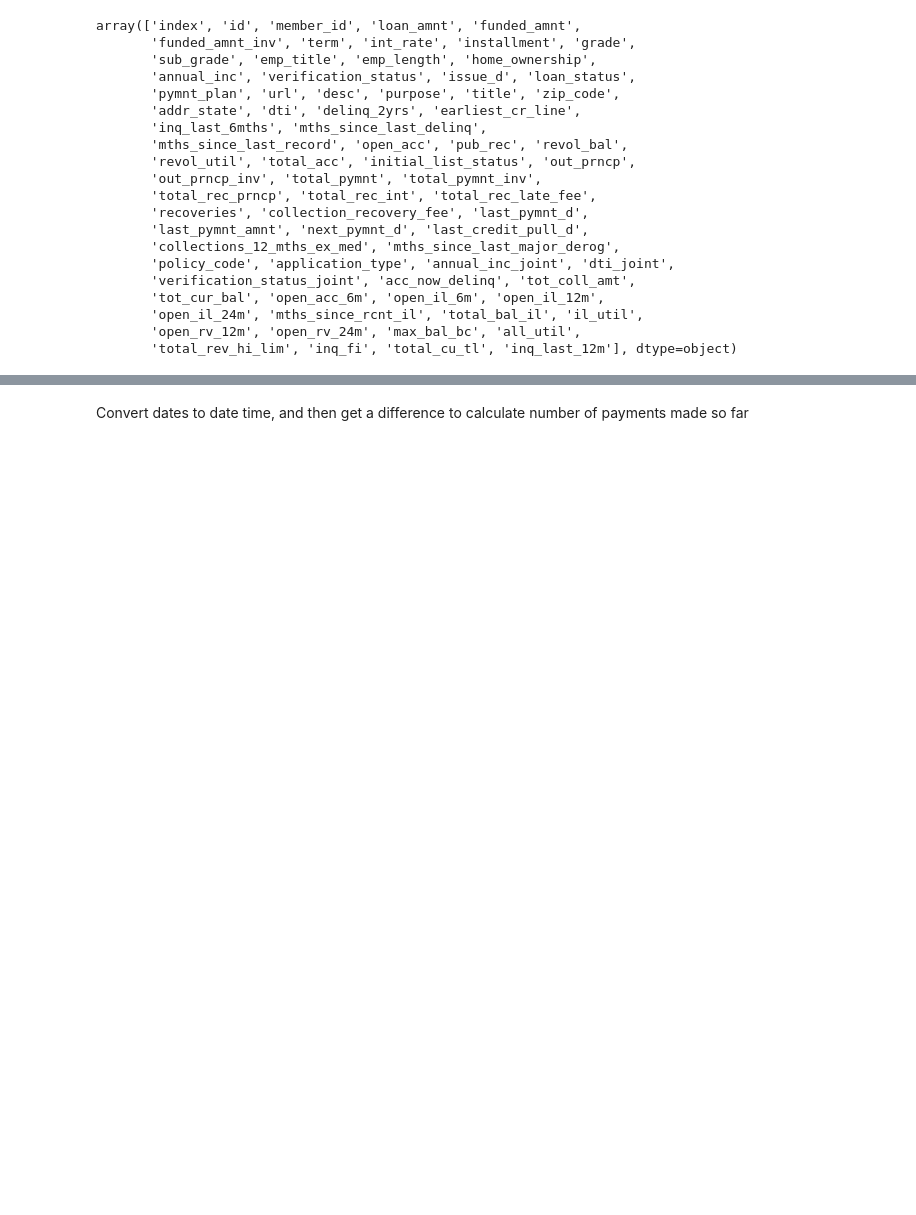
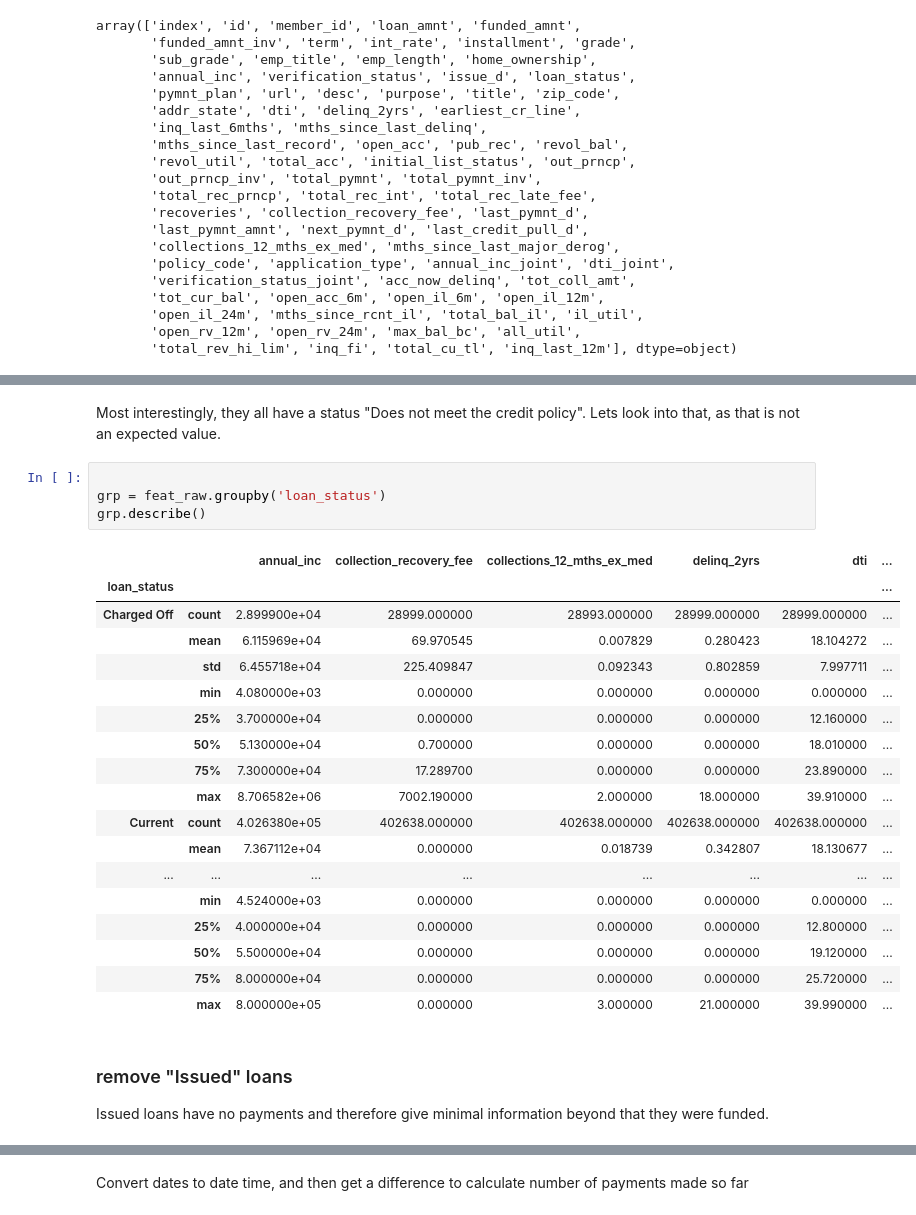
Before and after one commit to mccormd1/LCandR, a Jupyter notebook: LC_python/Data Cleaning.ipynb, the cells around one changed output, grey strips where cells are left out. Drawn from its saved outputs; the diff is of its cells as text; blank space fills up the shorter version.

```diff
--- a/LC_python/Data Cleaning.ipynb
+++ b/LC_python/Data Cleaning.ipynb
@@ -72,3 +161,32 @@ feat_raw=data[memberinfo]
+# %% [markdown]
+Most interestingly, they all have a status "Does not meet the credit policy". Lets look into that, as that is not an expected value.
+# %%
+
+grp = feat_raw.groupby('loan_status')
+grp.describe()
+# %% [output]
+|  |  | annual_inc | collection_recovery_fee | collections_12_mths_ex_med | delinq_2yrs | dti | ... |
+| loan_status |  |  |  |  |  |  | ... |
+| Charged Off | count | 2.899900e+04 | 28999.000000 | 28993.000000 | 28999.000000 | 28999.000000 | ... |
+|  | mean | 6.115969e+04 | 69.970545 | 0.007829 | 0.280423 | 18.104272 | ... |
+|  | std | 6.455718e+04 | 225.409847 | 0.092343 | 0.802859 | 7.997711 | ... |
+|  | min | 4.080000e+03 | 0.000000 | 0.000000 | 0.000000 | 0.000000 | ... |
+|  | 25% | 3.700000e+04 | 0.000000 | 0.000000 | 0.000000 | 12.160000 | ... |
+|  | 50% | 5.130000e+04 | 0.700000 | 0.000000 | 0.000000 | 18.010000 | ... |
+|  | 75% | 7.300000e+04 | 17.289700 | 0.000000 | 0.000000 | 23.890000 | ... |
+|  | max | 8.706582e+06 | 7002.190000 | 2.000000 | 18.000000 | 39.910000 | ... |
+| Current | count | 4.026380e+05 | 402638.000000 | 402638.000000 | 402638.000000 | 402638.000000 | ... |
+|  | mean | 7.367112e+04 | 0.000000 | 0.018739 | 0.342807 | 18.130677 | ... |
+| ... | ... | ... | ... | ... | ... | ... | ... |
+|  | min | 4.524000e+03 | 0.000000 | 0.000000 | 0.000000 | 0.000000 | ... |
+|  | 25% | 4.000000e+04 | 0.000000 | 0.000000 | 0.000000 | 12.800000 | ... |
+|  | 50% | 5.500000e+04 | 0.000000 | 0.000000 | 0.000000 | 19.120000 | ... |
+|  | 75% | 8.000000e+04 | 0.000000 | 0.000000 | 0.000000 | 25.720000 | ... |
+|  | max | 8.000000e+05 | 0.000000 | 3.000000 | 21.000000 | 39.990000 | ... |
+# %% [markdown]
+### remove "Issued" loans
+
+Issued loans have no payments and therefore give minimal information beyond that they were funded.
 # %%
 feat_raw.term=data.term.str.replace(' months','')
 feat_raw.term=feat_raw.term.apply(pd.to_numeric)
```
Also changed, not shown: parts of 46 cells of this notebook.
